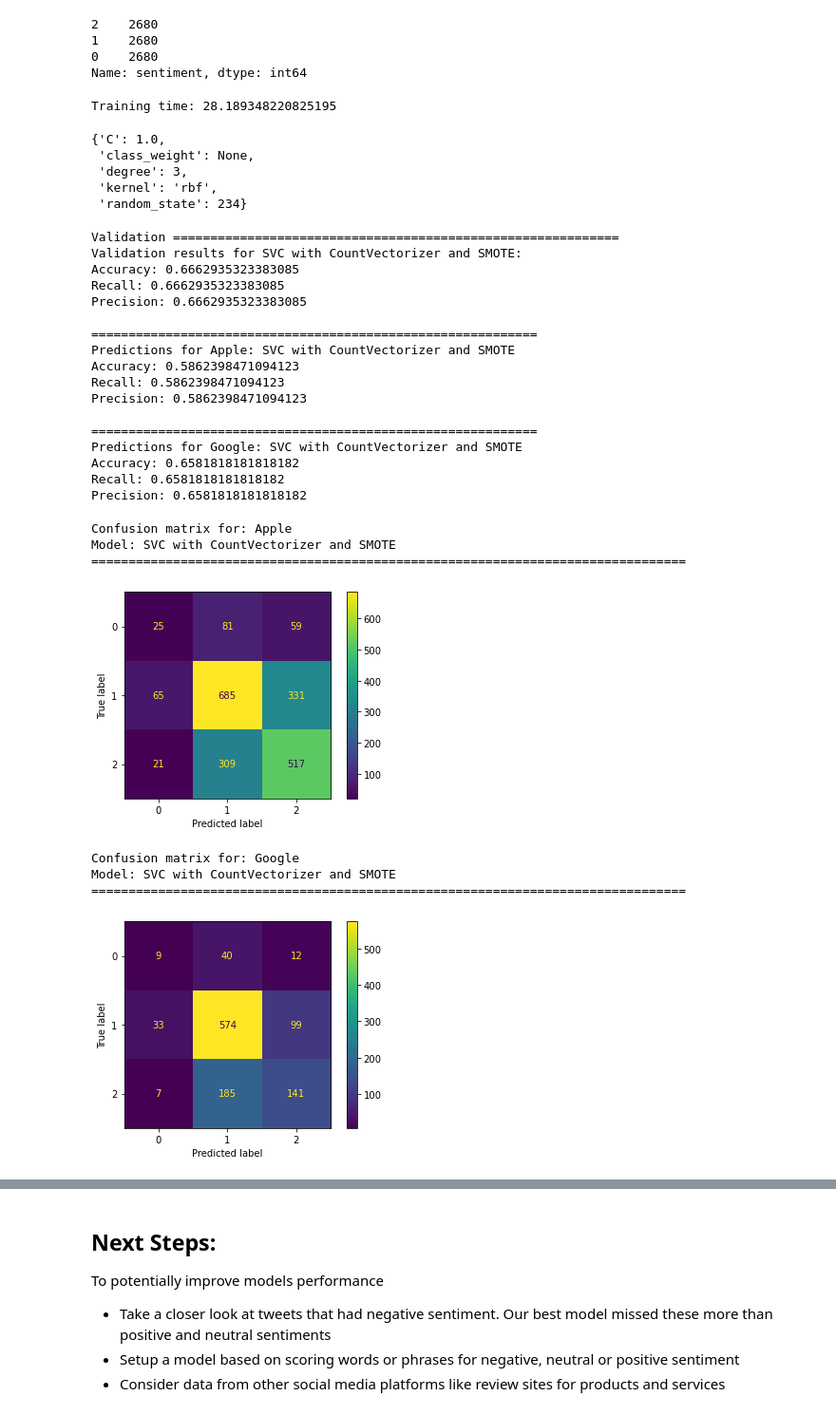
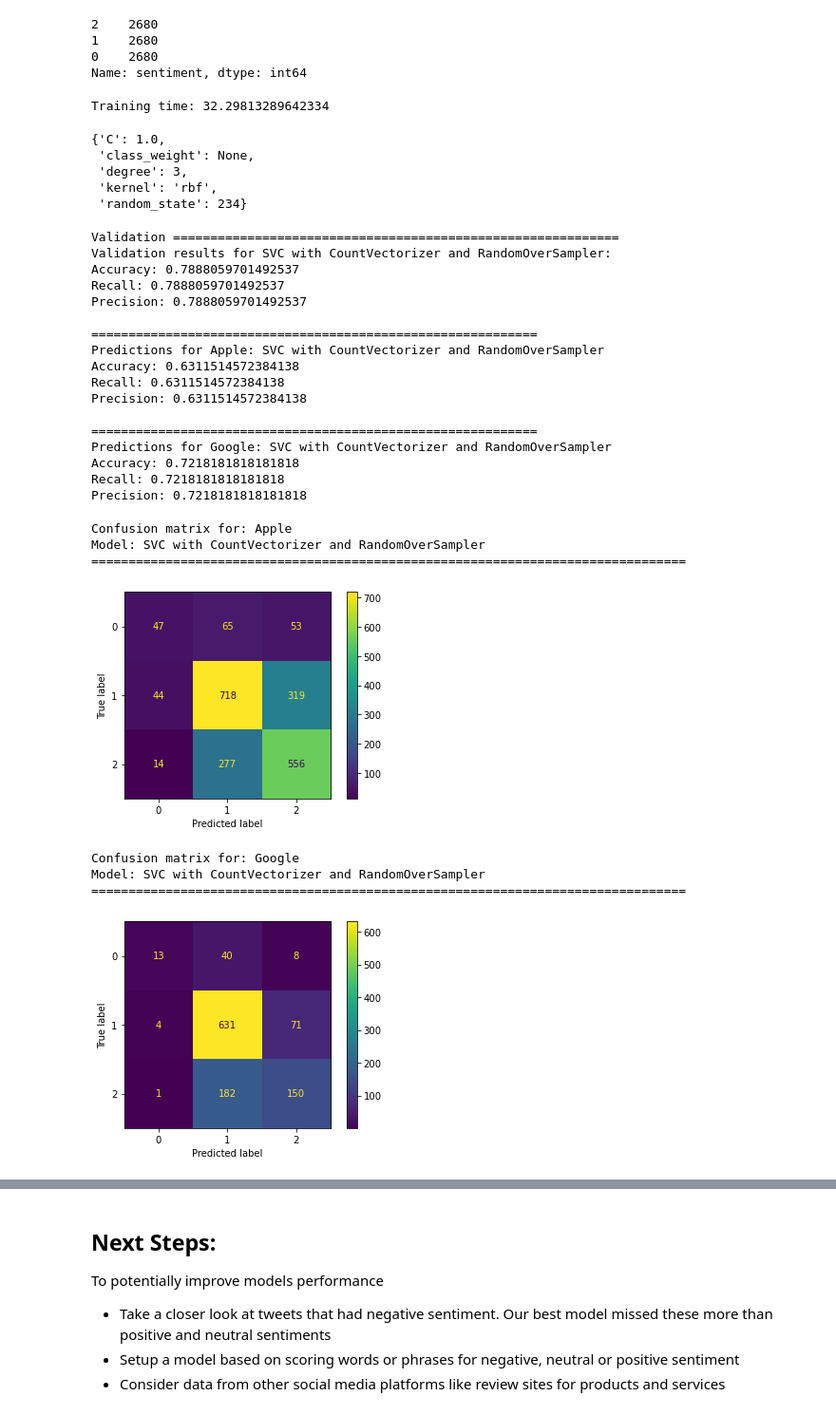
Before and after one commit to CoderAPS/Text_Sentiment, a Jupyter notebook: Phase-4_Project.ipynb, the cells around one changed output, grey strips where cells are left out. Shown at 95% size. Cells and saved outputs as stored; diff of their text form; code cells hidden in the pictures.

```diff
--- a/Phase-4_Project.ipynb
+++ b/Phase-4_Project.ipynb
@@ -1218,13 +1212,13 @@ Model: SVC with Count Vectorize
 ================================================================================
 [figure]
 # %%
-# Balance classification ratio with SMOTE for X_train_combined_processed
+# Balance classification ratio with ROS for X_train_combined_processed
 
 cvect = CountVectorizer()
 X_train_combined_vected = cvect.fit_transform(X_train_combined_processed)
 
-sm = SMOTE(random_state=3211)
-X_train_combined_vec_sm, y_train_combined_sm = sm.fit_resample(
+ros = RandomOverSampler(random_state=3211)
+X_train_combined_vec_ros, y_train_combined_ros = ros.fit_resample(
     X_train_combined_vected,y_train_combined)
 # %%
 # Classification ratio without SMOTE
@@ -1249,23 +1243,23 @@ Name: sentiment, dtype: int64
 
 start = time.time()
 
-sm_svc = SVC()
+ros_svc = SVC()
 
-sm_svc_params = {'random_state' : [234],'kernel' : ['rbf'],'degree' : [3],'C' : [1.0],'class_weight' : [None]}
+ros_svc_params = {'random_state' : [234],'kernel' : ['rbf'],'degree' : [3],'C' : [1.0],'class_weight' : [None]}
 
-sm_svc_model_grid = GridSearchCV(estimator = sm_svc, param_grid = sm_svc_params,
+ros_svc_model_grid = GridSearchCV(estimator = ros_svc, param_grid = ros_svc_params,
                                 scoring = {'accuracy' : grid_accuracy,
                                            'recall' : grid_recall_micro,
                                           'precision' : grid_precision_micro},
                                 refit = 'accuracy')
 
 
-sm_svc_model_grid.fit(X_train_combined_vec_sm,y_train_combined_sm)
+ros_svc_model_grid.fit(X_train_combined_vec_ros,y_train_combined_ros)
 end = time.time()
 print(f'Training time: {end-start}')
-sm_svc_model_grid.best_params_
+ros_svc_model_grid.best_params_
 # %% [output]
-Training time: 28.189348220825195
+Training time: 32.29813289642334
 {'C': 1.0,
  'class_weight': None,
  'degree': 3,
@@ -1275,54 +1269,54 @@ Training time: 28.189348220825195
 # Display cross validation results, make prediction for X_test_app and X_test_goo
 # diplay results.  Use respective functions.
 
-model_name = 'SVC with CountVectorizer and SMOTE'
+model_name = 'SVC with CountVectorizer and RandomOverSampler'
 
 X_test_app_vec = cvect.transform(X_test_app_processed)
 X_test_goo_vec = cvect.transform(X_test_goo_processed)
 
-display_cross_validation_results(sm_svc_model_grid.cv_results_,model_name)
+display_cross_validation_results(ros_svc_model_grid.cv_results_,model_name)
 
-y_test_app_hat9 = sm_svc_model_grid.predict(X_test_app_vec)
-y_test_goo_hat9 = sm_svc_model_grid.predict(X_test_goo_vec)
+y_test_app_hat9 = ros_svc_model_grid.predict(X_test_app_vec)
+y_test_goo_hat9 = ros_svc_model_grid.predict(X_test_goo_vec)
 
 display_prediction_results(y_test_app_hat9, y_test_app,'Apple',model_name)
 
 display_prediction_results(y_test_goo_hat9, y_test_goo, 'Google',model_name)
 # %% [output]
 Validation ============================================================
-Validation results for SVC with CountVectorizer and SMOTE:
-Accuracy: 0.6662935323383085
-Recall: 0.6662935323383085
-Precision: 0.6662935323383085
+Validation results for SVC with CountVectorizer and RandomOverSampler:
+Accuracy: 0.7888059701492537
+Recall: 0.7888059701492537
+Precision: 0.7888059701492537
 
 ============================================================
-Predictions for Apple: SVC with CountVectorizer and SMOTE
-Accuracy: 0.5862398471094123
-Recall: 0.5862398471094123
-Precision: 0.5862398471094123
+Predictions for Apple: SVC with CountVectorizer and RandomOverSampler
+Accuracy: 0.6311514572384138
+Recall: 0.6311514572384138
+Precision: 0.6311514572384138
 
 ============================================================
-Predictions for Google: SVC with CountVectorizer and SMOTE
-Accuracy: 0.6581818181818182
-Recall: 0.6581818181818182
-Precision: 0.6581818181818182
+Predictions for Google: SVC with CountVectorizer and RandomOverSampler
+Accuracy: 0.7218181818181818
+Recall: 0.7218181818181818
+Precision: 0.7218181818181818
 # %%
 # Diplay confusion matrix for X_test_app
 
-display_confusion_matrix(sm_svc_model_grid, X_test_app_vec,
+display_confusion_matrix(ros_svc_model_grid, X_test_app_vec,
                          y_test_app, 'Apple',model_name)
 # %% [output]
 Confusion matrix for: Apple
-Model: SVC with CountVectorizer and SMOTE
+Model: SVC with CountVectorizer and RandomOverSampler
 ================================================================================
-[figure, old version]
+[figure, new version]
 # %%
 # Diplay confusion matrix for X_test_app
 
-display_confusion_matrix(sm_svc_model_grid, X_test_goo_vec,
+display_confusion_matrix(ros_svc_model_grid, X_test_goo_vec,
                          y_test_goo, 'Google',model_name)
 # %% [output]
 Confusion matrix for: Google
-Model: SVC with CountVectorizer and SMOTE
+Model: SVC with CountVectorizer and RandomOverSampler
 ================================================================================
-[figure, old version]
+[figure, new version]
```
Also changed, not shown: parts of 27 cells of this notebook, 1 other file.
